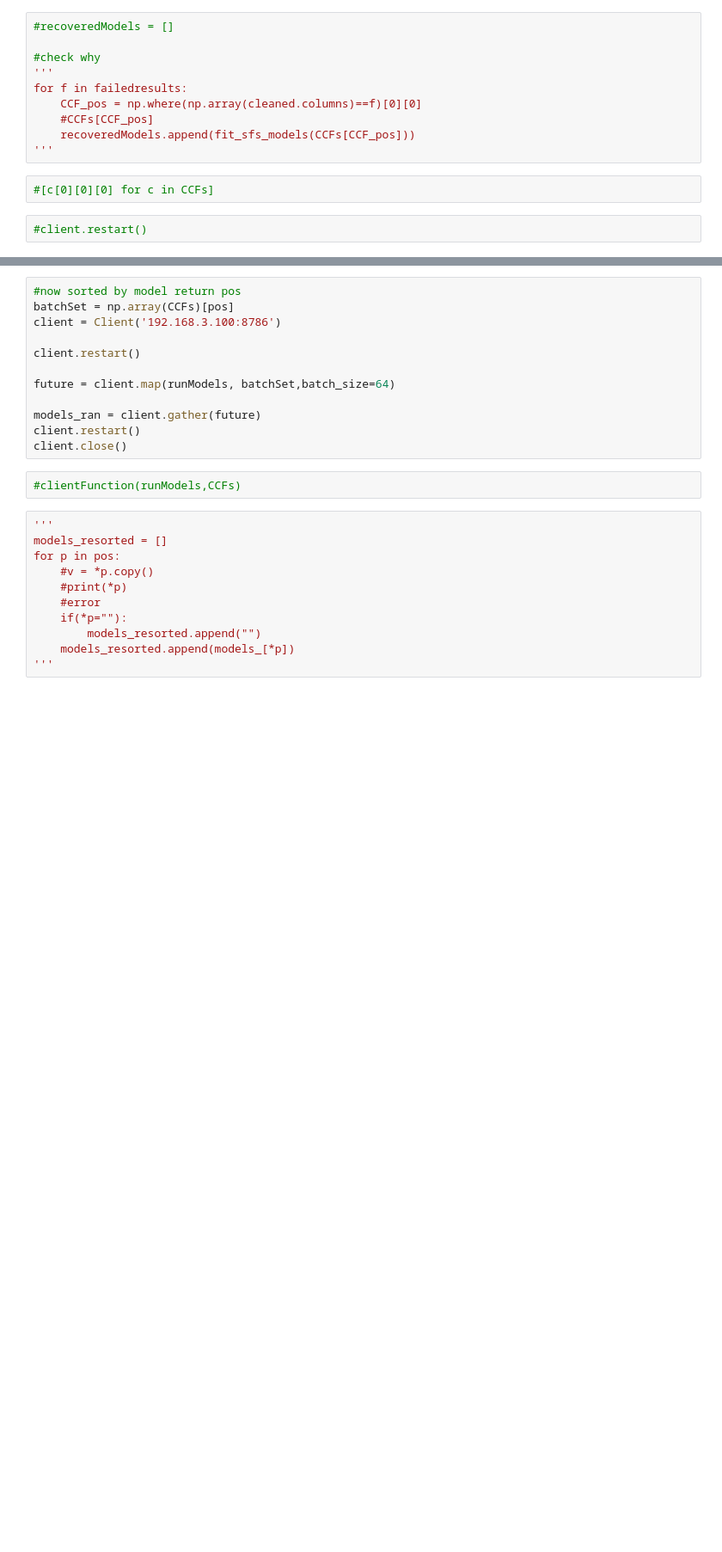
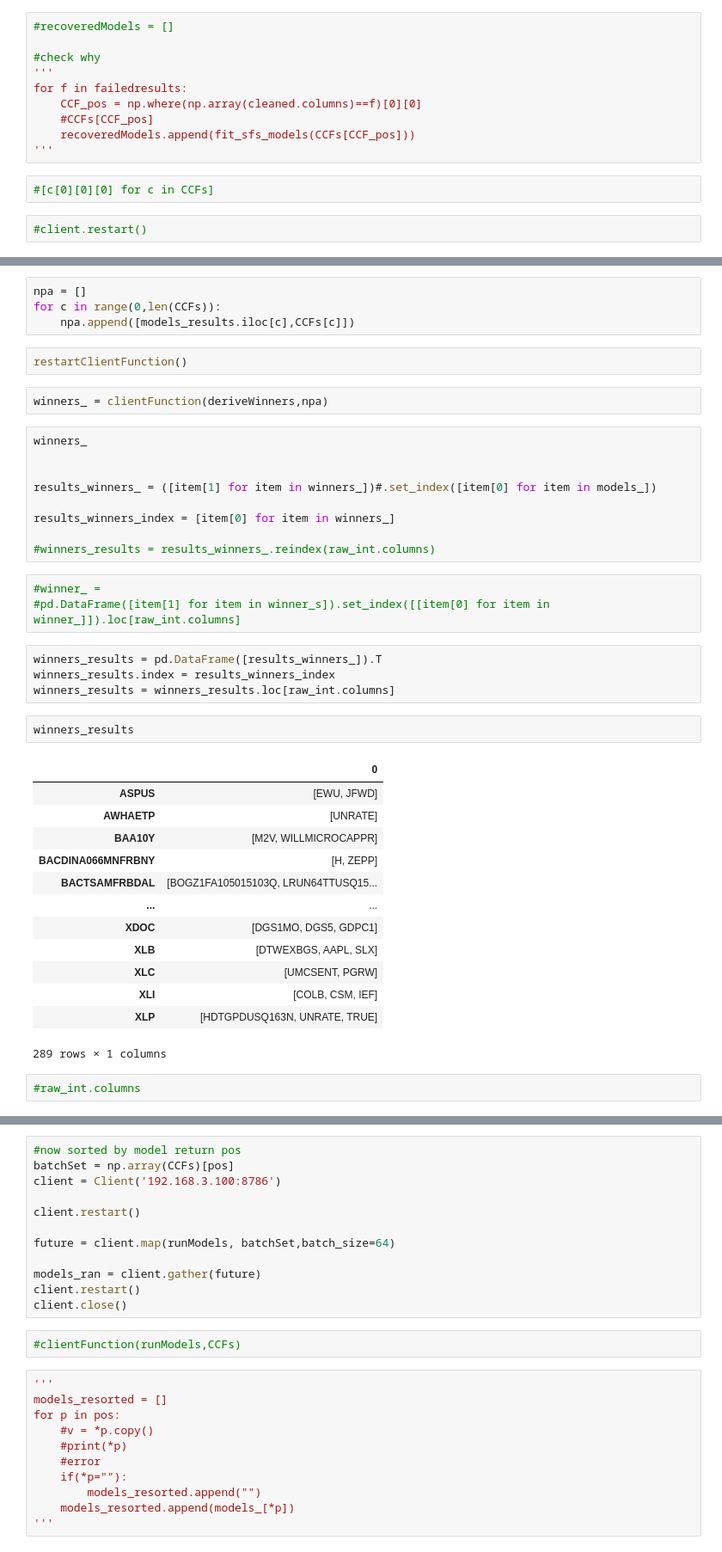
Before and after one commit to thistleknot/py_sock_par, a Jupyter notebook: Fred Analysis.ipynb, the cells around one changed output, grey strips where cells are left out. Shown at 86% size. Cells and saved outputs as stored; diff of their text form; blank space fills up the shorter version.

```diff
--- a/Fred Analysis.ipynb
+++ b/Fred Analysis.ipynb
@@ -1160,3 +1156,45 @@ client.close()
+# %%
+npa = []
+for c in range(0,len(CCFs)):
+    npa.append([models_results.iloc[c],CCFs[c]])
+# %%
+restartClientFunction()
+# %%
+winners_ = clientFunction(deriveWinners,npa)
+# %%
+winners_
+
+
+results_winners_ = ([item[1] for item in winners_])#.set_index([item[0] for item in models_])
+
+results_winners_index = [item[0] for item in winners_]
+
+#winners_results = results_winners_.reindex(raw_int.columns)
+# %%
+#winner_ =
+#pd.DataFrame([item[1] for item in winner_s]).set_index([[item[0] for item in winner_]]).loc[raw_int.columns]
+# %%
+winners_results = pd.DataFrame([results_winners_]).T
+winners_results.index = results_winners_index
+winners_results = winners_results.loc[raw_int.columns]
+# %%
+winners_results
+# %% [output]
+|  | 0 |
+| ASPUS | [EWU, JFWD] |
+| AWHAETP | [UNRATE] |
+| BAA10Y | [M2V, WILLMICROCAPPR] |
+| BACDINA066MNFRBNY | [H, ZEPP] |
+| BACTSAMFRBDAL | [BOGZ1FA105015103Q, LRUN64TTUSQ15... |
+| ... | ... |
+| XDOC | [DGS1MO, DGS5, GDPC1] |
+| XLB | [DTWEXBGS, AAPL, SLX] |
+| XLC | [UMCSENT, PGRW] |
+| XLI | [COLB, CSM, IEF] |
+| XLP | [HDTGPDUSQ163N, UNRATE, TRUE] |
+289 rows × 1 columns
+# %%
+#raw_int.columns
 # %%
 def runModels(CCF_package):
 
```
Also changed, not shown: parts of 9 cells of this notebook.
